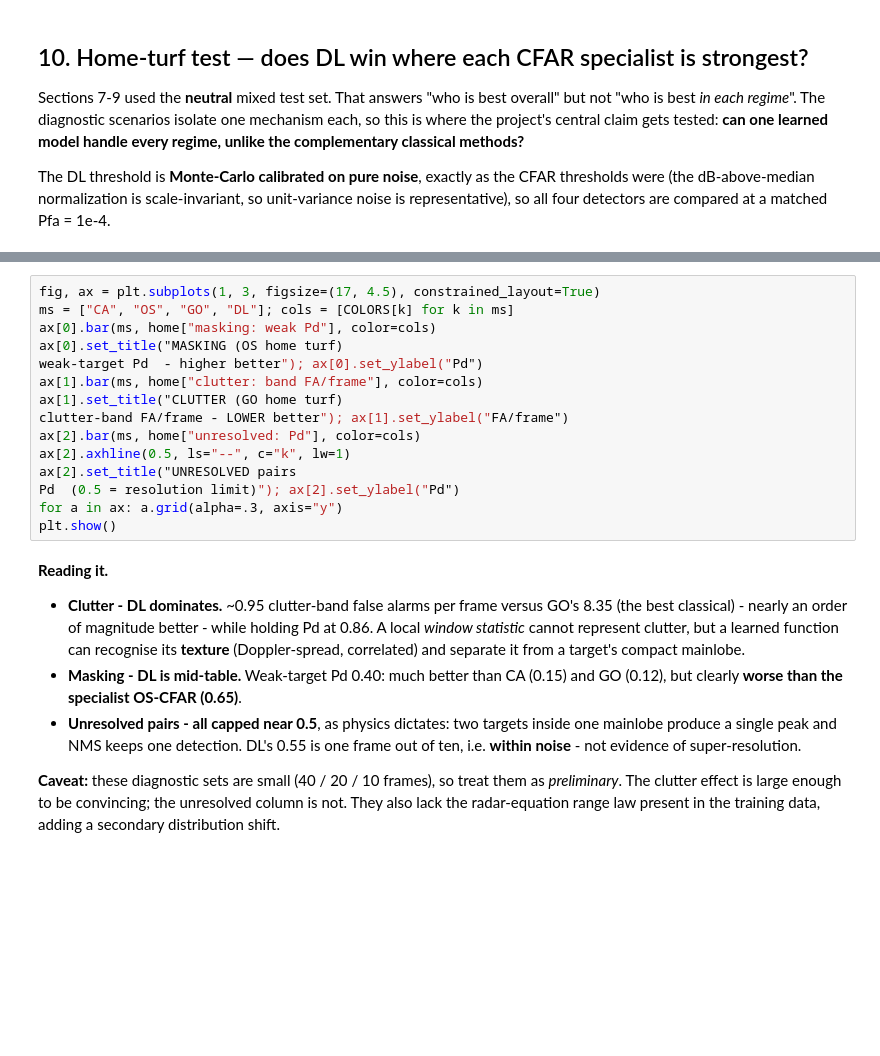
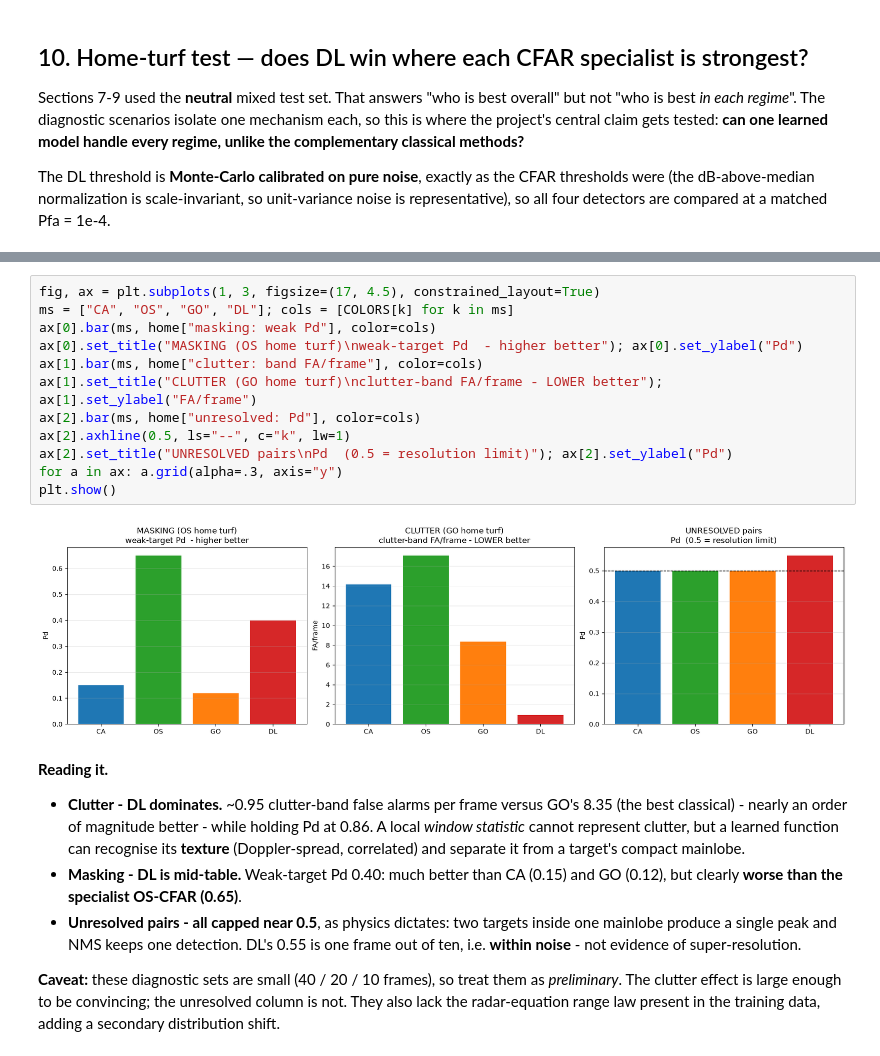
Before and after one commit to alijaafar232003/fmcw-radar-cfar-vs-dl, a Jupyter notebook: notebooks/dl_cnn_experiment.ipynb, the cells around one changed output, grey strips where cells are left out. Cells and saved outputs as stored; diff of their text form; blank space fills up the shorter version.

```diff
--- a/notebooks/dl_cnn_experiment.ipynb
+++ b/notebooks/dl_cnn_experiment.ipynb
@@ -386,18 +455,17 @@ home
 # %%
 fig, ax = plt.subplots(1, 3, figsize=(17, 4.5), constrained_layout=True)
 ms = ["CA", "OS", "GO", "DL"]; cols = [COLORS[k] for k in ms]
 ax[0].bar(ms, home["masking: weak Pd"], color=cols)
-ax[0].set_title("MASKING (OS home turf)
-weak-target Pd  - higher better"); ax[0].set_ylabel("Pd")
+ax[0].set_title("MASKING (OS home turf)\nweak-target Pd  - higher better"); ax[0].set_ylabel("Pd")
 ax[1].bar(ms, home["clutter: band FA/frame"], color=cols)
-ax[1].set_title("CLUTTER (GO home turf)
-clutter-band FA/frame - LOWER better"); ax[1].set_ylabel("FA/frame")
+ax[1].set_title("CLUTTER (GO home turf)\nclutter-band FA/frame - LOWER better"); ax[1].set_ylabel("FA/frame")
 ax[2].bar(ms, home["unresolved: Pd"], color=cols)
 ax[2].axhline(0.5, ls="--", c="k", lw=1)
-ax[2].set_title("UNRESOLVED pairs
-Pd  (0.5 = resolution limit)"); ax[2].set_ylabel("Pd")
+ax[2].set_title("UNRESOLVED pairs\nPd  (0.5 = resolution limit)"); ax[2].set_ylabel("Pd")
 for a in ax: a.grid(alpha=.3, axis="y")
 plt.show()
+# %% [output]
+[figure, added]
 # %% [markdown]
 **Reading it.**
 
```
Also changed, not shown: parts of 21 cells of this notebook, 3 other files.
